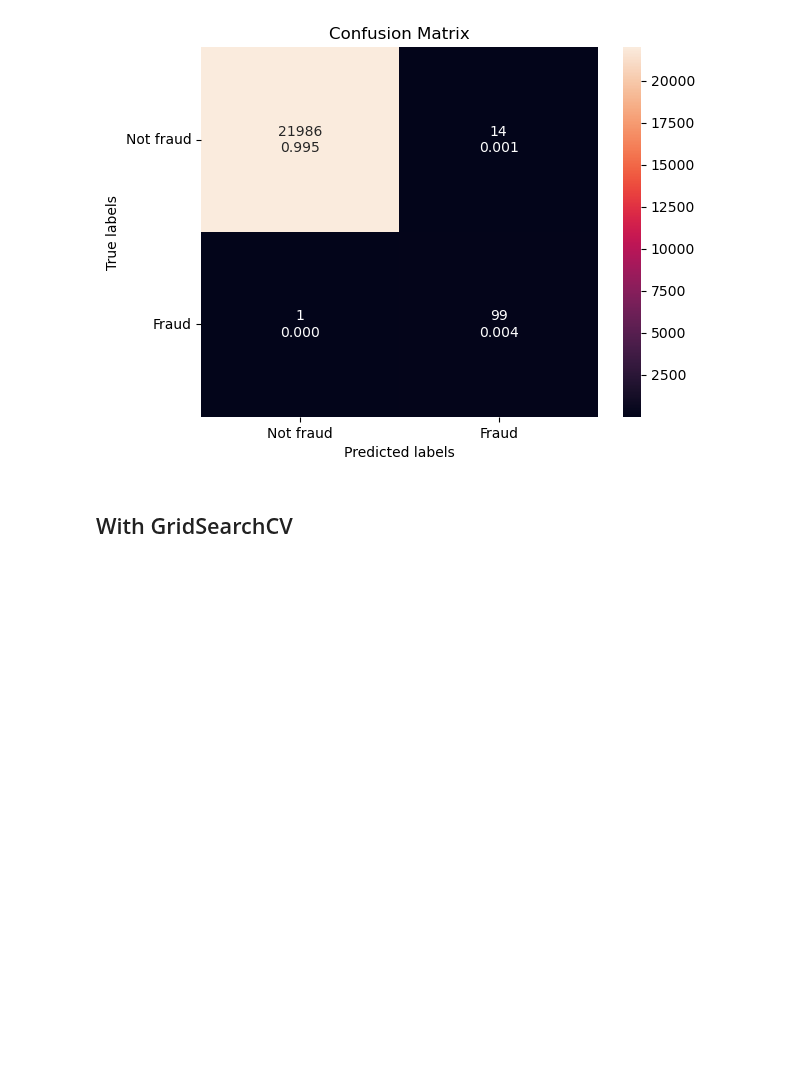
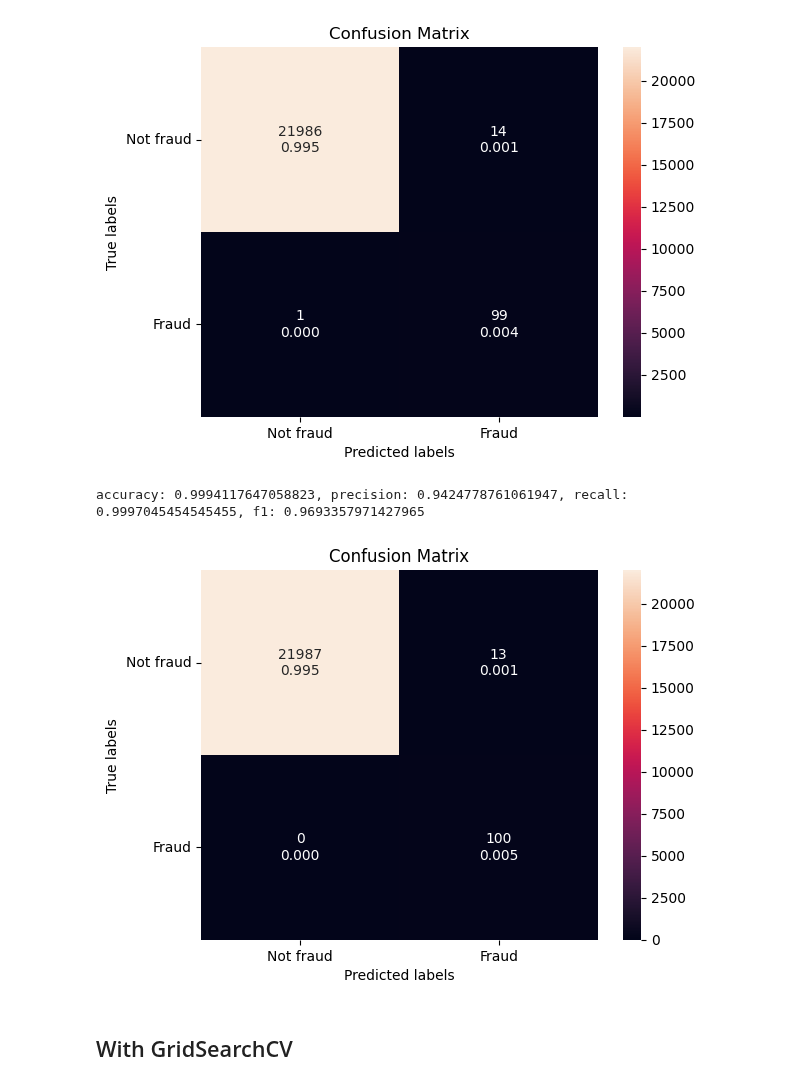
Before and after one commit to annccyn/dsa4263_project, a Jupyter notebook: src/sampling_encoding_example.ipynb, the cells around one changed output. Drawn from its saved outputs; the diff is of its cells as text; code cells hidden in the pictures; blank space fills up the shorter version.

Commit message:
added in lasso portion

```diff
--- a/src/sampling_encoding_example.ipynb
+++ b/src/sampling_encoding_example.ipynb
@@ -83,3 +90,10 @@ X_test_kbest = selector.transform(X_test_ohe)
+# %%
+lasso = Lasso(alpha=0.01)
+lasso.fit(X_train_ohe, y_train_smote)
+feature_importance = pd.Series(lasso.coef_, index=X_train_ohe.columns)
+selected_features = feature_importance[feature_importance != 0].index.tolist()
+X_train_lasso = X_train_ohe.loc[:, selected_features]
+X_test_lasso = X_test_ohe.loc[:, selected_features]
 # %% [markdown]
 ## Base model
 # %%
@@ -118,6 +132,41 @@ ax.yaxis.set_ticklabels(['Not fraud', 'Fraud'], rotation = 0)
 plt.show()
 # %% [output]
 [figure]
+# %%
+# Running with Lasso instead
+
+clf = RandomForestClassifier(max_depth=6, random_state=123)
+clf.fit(X_train_lasso, y_train_smote)
+
+# Use trained model to make predictions on test data
+y_pred = clf.predict(X_test_lasso)
+# Evaluate performance
+print(f"accuracy: {accuracy_score(y_test, y_pred)}, precision: {precision_score(y_test, y_pred, average='macro', zero_division = 0.0)}, recall: {recall_score(y_test, y_pred, average='macro')}, f1: {f1_score(y_test, y_pred, average='macro', zero_division = 0.0)}")
+
+
+ax= plt.subplot()
+cm = confusion_matrix(y_test, y_pred)
+
+# Format text in boxes
+group_counts = ["{0:g}".format(value) for value in
+                cm.flatten()]
+group_percentages = ["{0:.3f}".format(value) for value in
+                     cm.flatten()/np.sum(cm)]
+values = [f"{v1}\n{v2}" for v1, v2 in
+          zip(group_counts,group_percentages)]
+values = np.asarray(values).reshape(2, 2)
+
+# Plot confusion matrix
+sns.heatmap(cm, annot=values, fmt='')
+
+ax.set_xlabel('Predicted labels');ax.set_ylabel('True labels');
+ax.set_title('Confusion Matrix');
+ax.xaxis.set_ticklabels(['Not fraud', 'Fraud']);
+ax.yaxis.set_ticklabels(['Not fraud', 'Fraud'], rotation = 0)
+plt.show()
+# %% [output]
+accuracy: 0.9994117647058823, precision: 0.9424778761061947, recall: 0.9997045454545455, f1: 0.9693357971427965
+[figure, added]
 # %% [markdown]
 ## With GridSearchCV
 # %%
```
Also changed, not shown: parts of 4 cells of this notebook.
